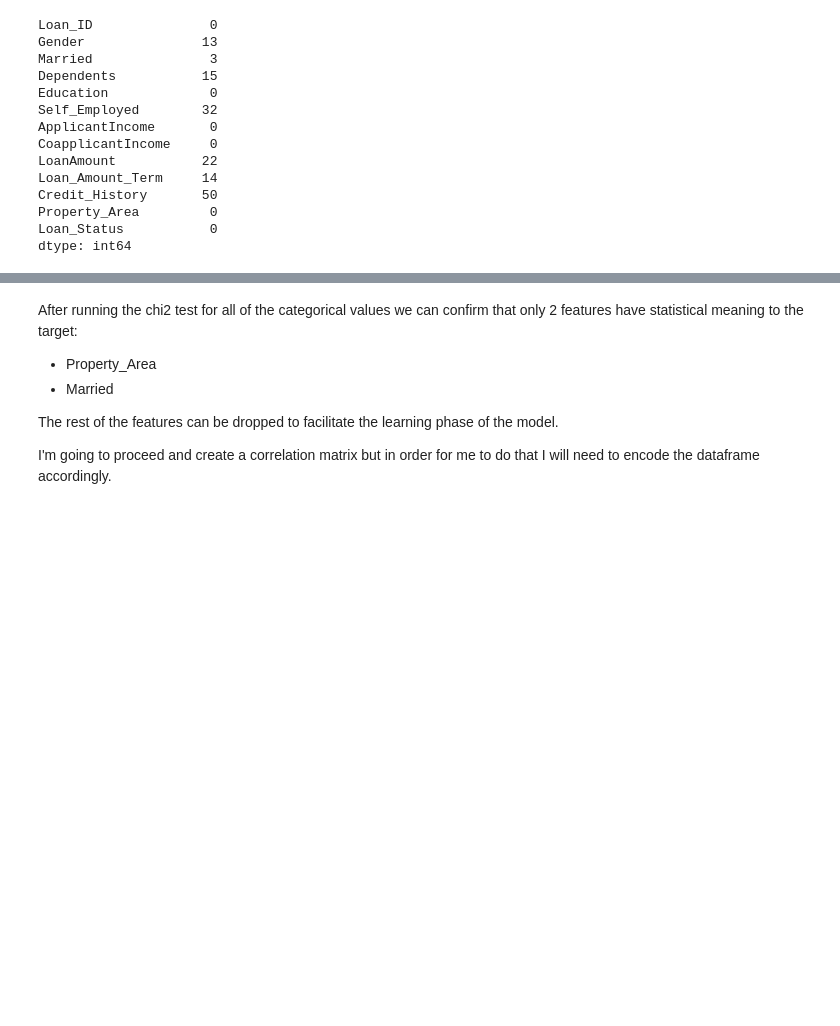
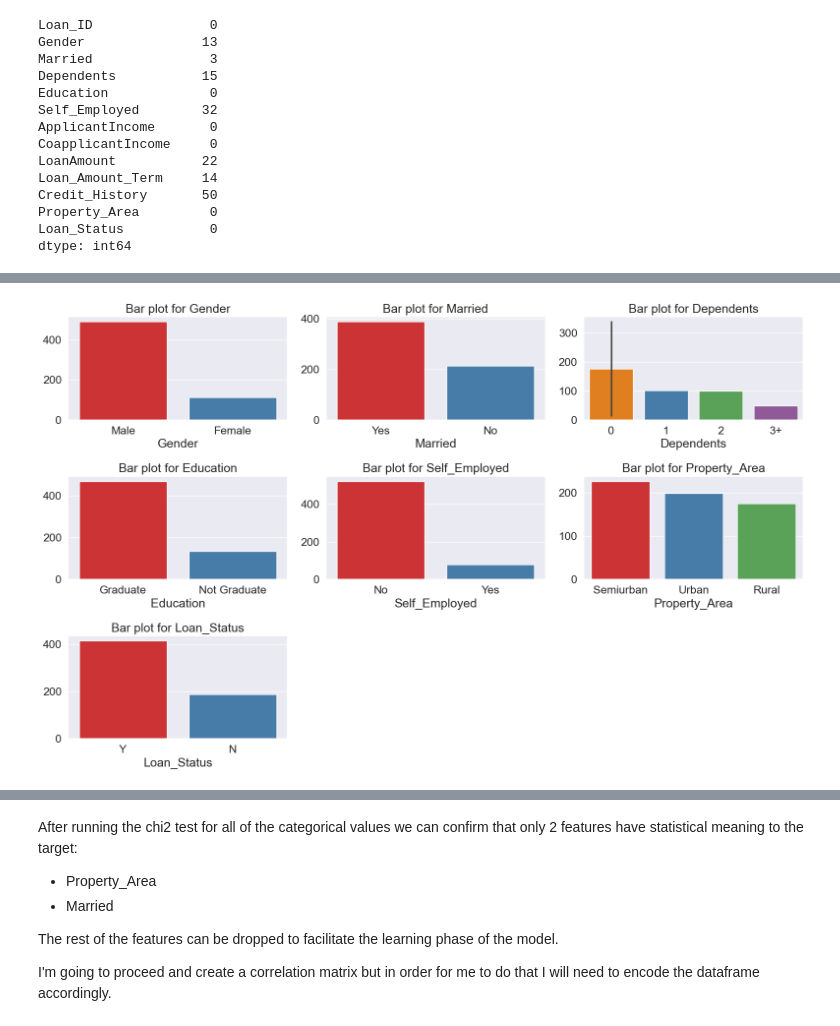
Before and after one commit to MC993/home_loan_approval, a Jupyter notebook: home_loan_notebook.ipynb, the cells around one changed output, grey strips where cells are left out. Cells and saved outputs as stored; diff of their text form; code cells hidden in the pictures; blank space fills up the shorter version.

```diff
--- a/home_loan_notebook.ipynb
+++ b/home_loan_notebook.ipynb
@@ -57,3 +93,12 @@ cat = train.select_dtypes(exclude='number')
+# %%
+plt.figure(figsize=(16, 10))
+for i, column in enumerate(cat, 1):
+    plt.subplot(3, 3, i)
+    sns.barplot(x=train[column].value_counts().index, y=train[column].value_counts().values, palette='Set1')
+    plt.title(f'Bar plot for {column}')
+    plt.tight_layout()
+# %% [output]
+[figure, added]
 # %%
 cat = cat.drop(columns='Loan_Status')
 # %%
```
Also changed, not shown: parts of 57 cells of this notebook, 1 other file.
